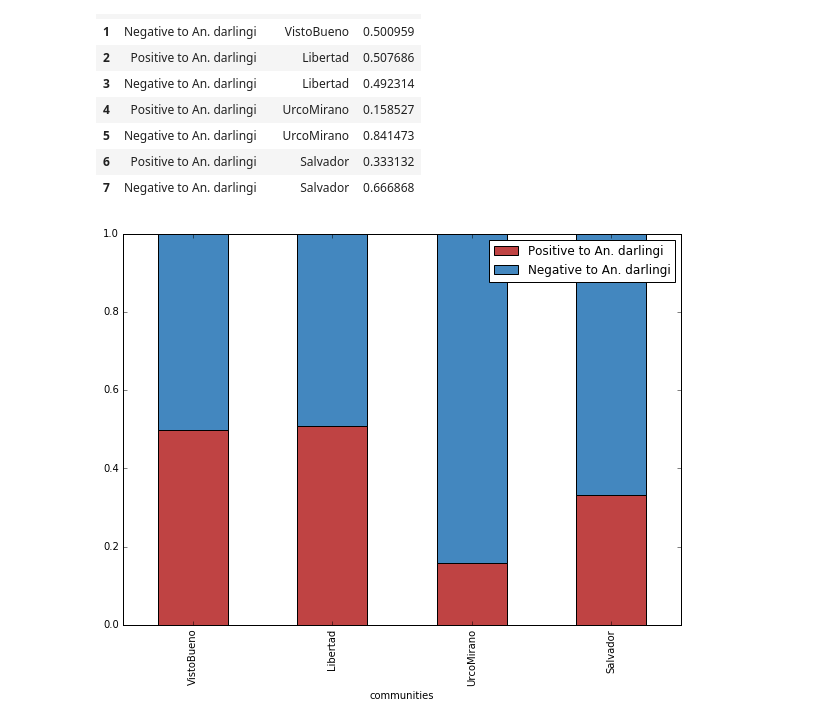
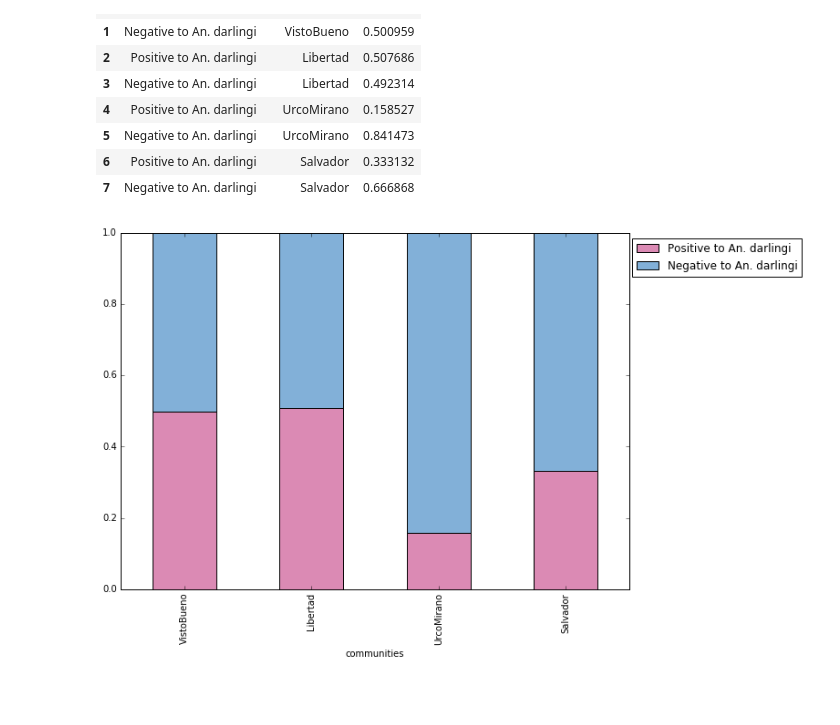
Before and after one commit to EdgarJoao30/raster_processing, a Jupyter notebook: ee-area-app3.ipynb, the cells around one changed output. Saved outputs shown, nothing was run; the diff lists cells and outputs as text; code cells hidden in the pictures; blank space fills up the shorter version.

```diff
--- a/ee-area-app3.ipynb
+++ b/ee-area-app3.ipynb
@@ -247,17 +247,18 @@ df_long
 # %%
 fig, ax = plt.subplots(figsize=(10,7))
 
 classes = df_long['class'].drop_duplicates()
 margin_bottom = np.zeros(len(df_long['communities'].drop_duplicates()))
-colors = ['#bf4343','#4387bf']
+colors = ['#db8ab4','#82b0d8']
 
 for num, classf in enumerate(classes):
     values = list(df_long[df_long['class'] == classf].loc[:, 'value'])
 
     df_long[df_long['class'] == classf].plot.bar(x='communities',y='value', ax=ax, stacked=True,
                                     bottom = margin_bottom, color=colors[num], label=classf)
     margin_bottom += values
-
+plt.legend( loc = 'upper right')
+plt.legend(bbox_to_anchor=(1.35, 1.0))
 plt.show()
 # %% [output]
-[figure, old version]
+[figure, new version]
```
Also changed, not shown: 2 other files.
